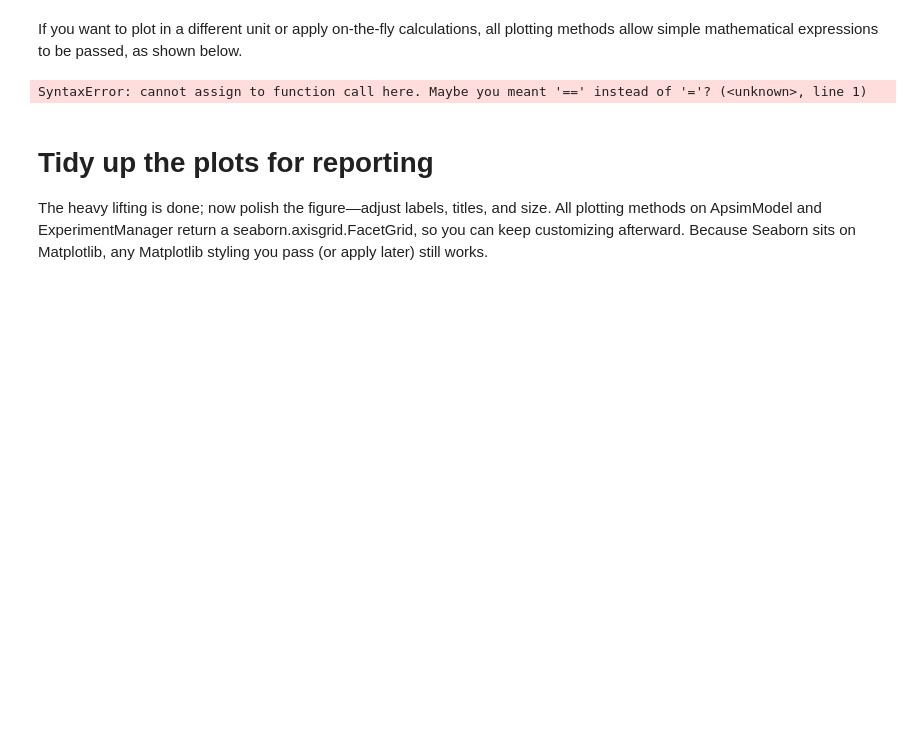
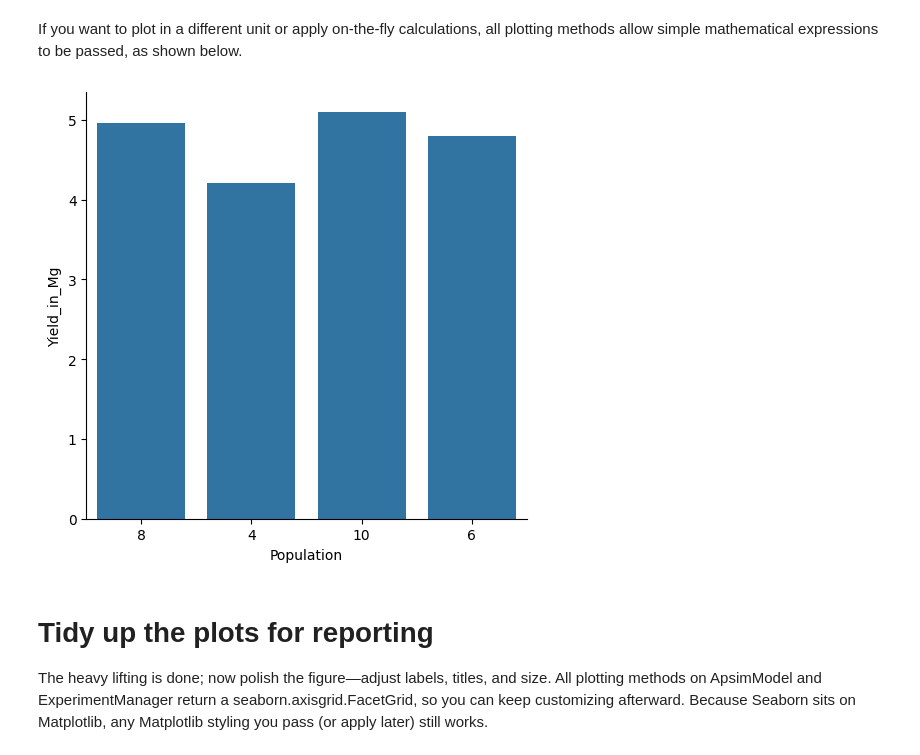
Before and after one commit to MAGALA-RICHARD/apsimNGpy, a Jupyter notebook: apsimNGpy/example_jupiter_notebooks/un_repaired/data_plotting_and_visualization.ipynb, the cells around one changed output. Drawn from its saved outputs; the diff is of its cells as text; code cells hidden in the pictures; blank space fills up the shorter version.

Commit message:
plotting.rst

```diff
--- a/apsimNGpy/example_jupiter_notebooks/un_repaired/data_plotting_and_visualization.ipynb
+++ b/apsimNGpy/example_jupiter_notebooks/un_repaired/data_plotting_and_visualization.ipynb
@@ -168,9 +168,11 @@ model.cat_plot(table = 'Report', y='Yield', x= 'Population', kind = 'bar', error
 # %% [markdown]
 If you want to plot in a different unit or apply on-the-fly calculations, all plotting methods allow simple mathematical expressions to be passed, as shown below.
 # %%
-model.cat_plot('Report', "Yield(Mg) = Yield/1000", y='Yield', x= 'Population', kind = 'bar', errorbar=None)
+model.cat_plot('Report', expression="Yield_in_Mg = Yield/1000",
+               y='Yield_in_Mg', x= 'Population', kind = 'bar', errorbar=None)
+plt.savefig(p/'exp.png', dpi=600)
 # %% [output]
-SyntaxError: cannot assign to function call here. Maybe you meant '==' instead of '='? (<unknown>, line 1)
+[figure, added]
 # %% [markdown]
 # Tidy up the plots for reporting
 
```
Also changed, not shown: parts of 5 cells of this notebook, 6 other files.
